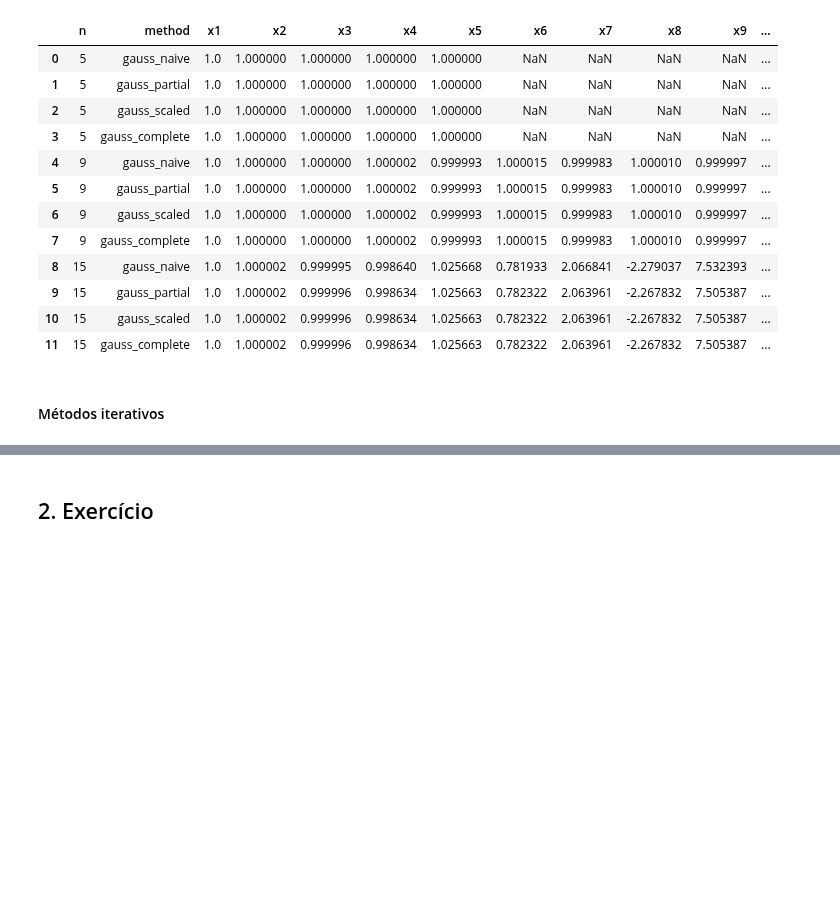
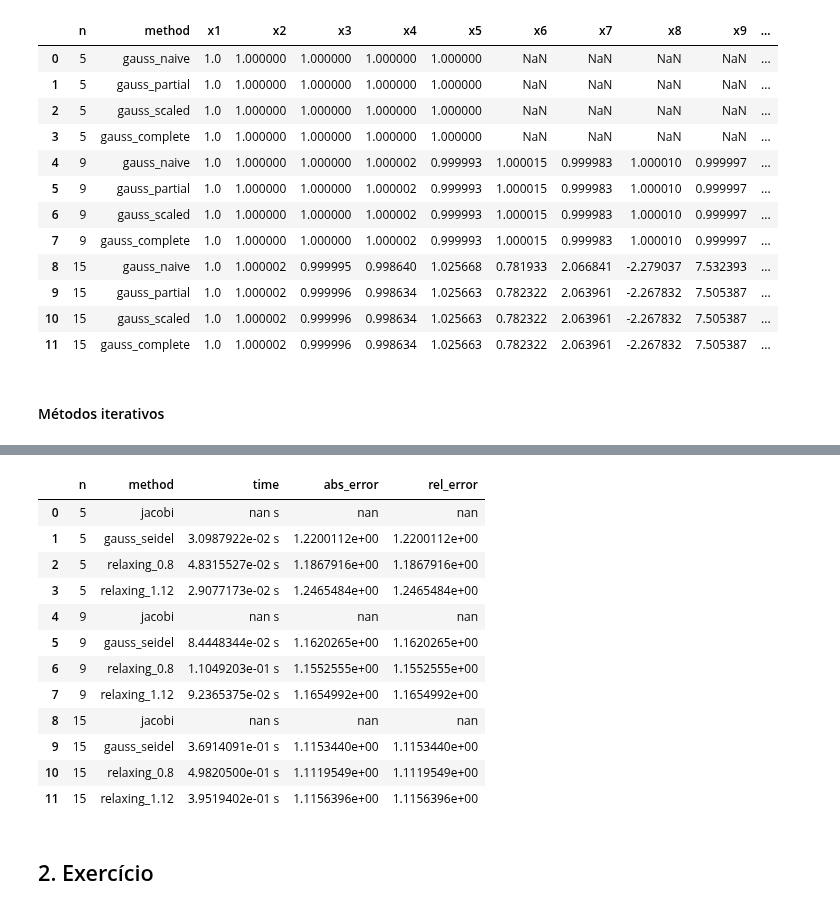
Before and after one commit to igorssant/metodos_numericos, a Jupyter notebook: sistema_equacao/src/main.ipynb, the cells around one changed output, grey strips where cells are left out. Saved outputs shown, nothing was run; the diff lists cells and outputs as text; code cells hidden in the pictures; blank space fills up the shorter version.

```diff
--- a/sistema_equacao/src/main.ipynb
+++ b/sistema_equacao/src/main.ipynb
@@ -381,3 +345,48 @@ df_3
+# %%
+rows = []
+iterative_methods = ["jacobi", "gauss_seidel"] + [f"relaxing_{rf}" for rf in relax_factors]
+
+for n, results in result_dict.items():
+    for method, result in results.items():
+        if method not in iterative_methods:
+            continue
+        if "relaxing" in method:
+            relax_factor = result["relax_factor"]
+            method_name = f"relaxing_{relax_factor}"
+        else:
+            method_name = method
+
+        rows.append({
+            "n": n,
+            "method": method_name,
+            "time": result["time"],
+            "abs_error": result["abs_error"],
+            "rel_error": result["rel_error"],
+        })
+
+df_3 = pd.DataFrame(rows)
+try:
+    df_3["time"] = df_3["time"].apply(lambda x: f"{x:.7e} s")
+    df_3["abs_error"] = df_3["abs_error"].apply(lambda x: f"{x:.7e}")
+    df_3["rel_error"] = df_3["rel_error"].apply(lambda x: f"{x:.7e}")
+except ValueError as e:
+    print(f"Erro ao converter tipos de dados: {e}")
+
+df_3
+# %% [output]
+|  | n | method | time | abs_error | rel_error |
+| 0 | 5 | jacobi | nan s | nan | nan |
+| 1 | 5 | gauss_seidel | 3.0987922e-02 s | 1.2200112e+00 | 1.2200112e+00 |
+| 2 | 5 | relaxing_0.8 | 4.8315527e-02 s | 1.1867916e+00 | 1.1867916e+00 |
+| 3 | 5 | relaxing_1.12 | 2.9077173e-02 s | 1.2465484e+00 | 1.2465484e+00 |
+| 4 | 9 | jacobi | nan s | nan | nan |
+| 5 | 9 | gauss_seidel | 8.4448344e-02 s | 1.1620265e+00 | 1.1620265e+00 |
+| 6 | 9 | relaxing_0.8 | 1.1049203e-01 s | 1.1552555e+00 | 1.1552555e+00 |
+| 7 | 9 | relaxing_1.12 | 9.2365375e-02 s | 1.1654992e+00 | 1.1654992e+00 |
+| 8 | 15 | jacobi | nan s | nan | nan |
+| 9 | 15 | gauss_seidel | 3.6914091e-01 s | 1.1153440e+00 | 1.1153440e+00 |
+| 10 | 15 | relaxing_0.8 | 4.9820500e-01 s | 1.1119549e+00 | 1.1119549e+00 |
+| 11 | 15 | relaxing_1.12 | 3.9519402e-01 s | 1.1156396e+00 | 1.1156396e+00 |
 # %% [markdown]
 ## 2. Exercício
 # %% [markdown]
```
Also changed, not shown: parts of 11 cells of this notebook, 2 other files.
